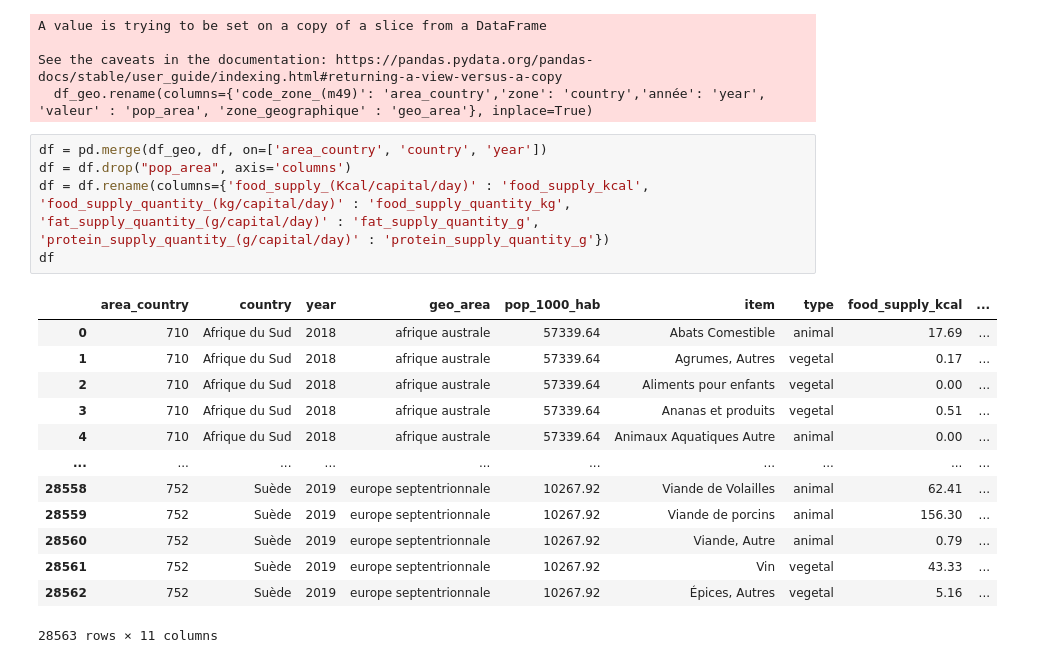
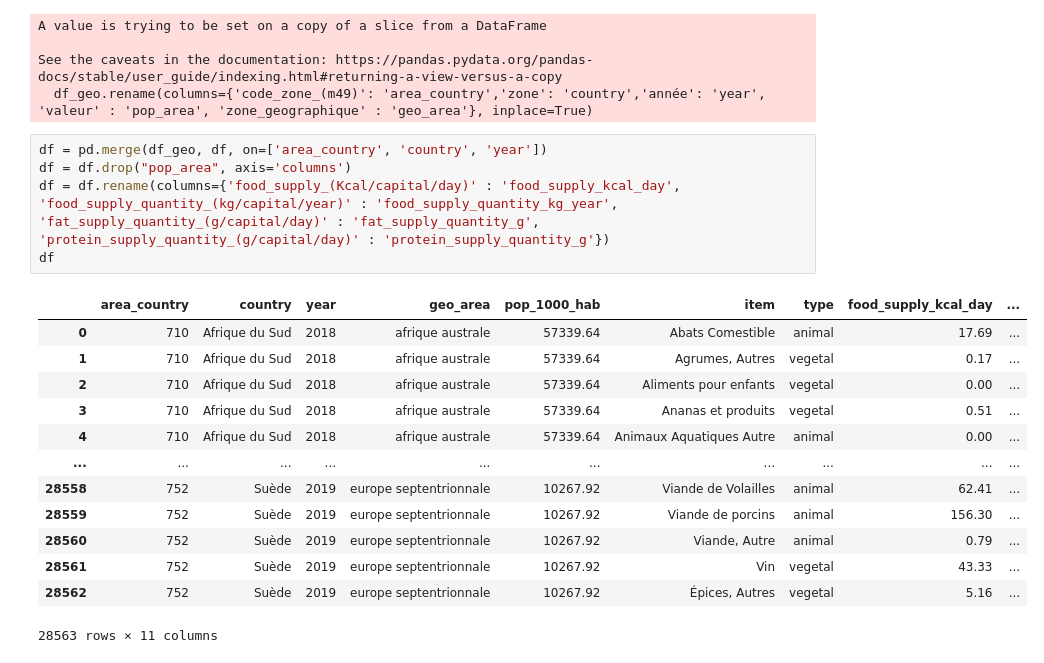
Before and after one commit to Melobgn/Brief-pandas-SEM, a Jupyter notebook: dataframes.ipynb, the cells around one changed output. Drawn from its saved outputs; the diff is of its cells as text.

```diff
--- a/dataframes.ipynb
+++ b/dataframes.ipynb
@@ -316,10 +316,10 @@ See the caveats in the documentation: https://pandas.pydata.org/pandas-docs/stab
 # %%
 df = pd.merge(df_geo, df, on=['area_country', 'country', 'year'])
 df = df.drop("pop_area", axis='columns')
-df = df.rename(columns={'food_supply_(Kcal/capital/day)' : 'food_supply_kcal', 'food_supply_quantity_(kg/capital/day)' : 'food_supply_quantity_kg', 'fat_supply_quantity_(g/capital/day)' : 'fat_supply_quantity_g', 'protein_supply_quantity_(g/capital/day)' : 'protein_supply_quantity_g'})
+df = df.rename(columns={'food_supply_(Kcal/capital/day)' : 'food_supply_kcal_day', 'food_supply_quantity_(kg/capital/year)' : 'food_supply_quantity_kg_year', 'fat_supply_quantity_(g/capital/day)' : 'fat_supply_quantity_g', 'protein_supply_quantity_(g/capital/day)' : 'protein_supply_quantity_g'})
 df
 # %% [output]
-|  | area_country | country | year | geo_area | pop_1000_hab | item | type | food_supply_kcal | ... |
+|  | area_country | country | year | geo_area | pop_1000_hab | item | type | food_supply_kcal_day | ... |
 | 0 | 710 | Afrique du Sud | 2018 | afrique australe | 57339.64 | Abats Comestible | animal | 17.69 | ... |
 | 1 | 710 | Afrique du Sud | 2018 | afrique australe | 57339.64 | Agrumes, Autres | vegetal | 0.17 | ... |
 | 2 | 710 | Afrique du Sud | 2018 | afrique australe | 57339.64 | Aliments pour enfants | vegetal | 0.00 | ... |
```
Also changed, not shown: parts of 8 cells of this notebook, 5 other files.
